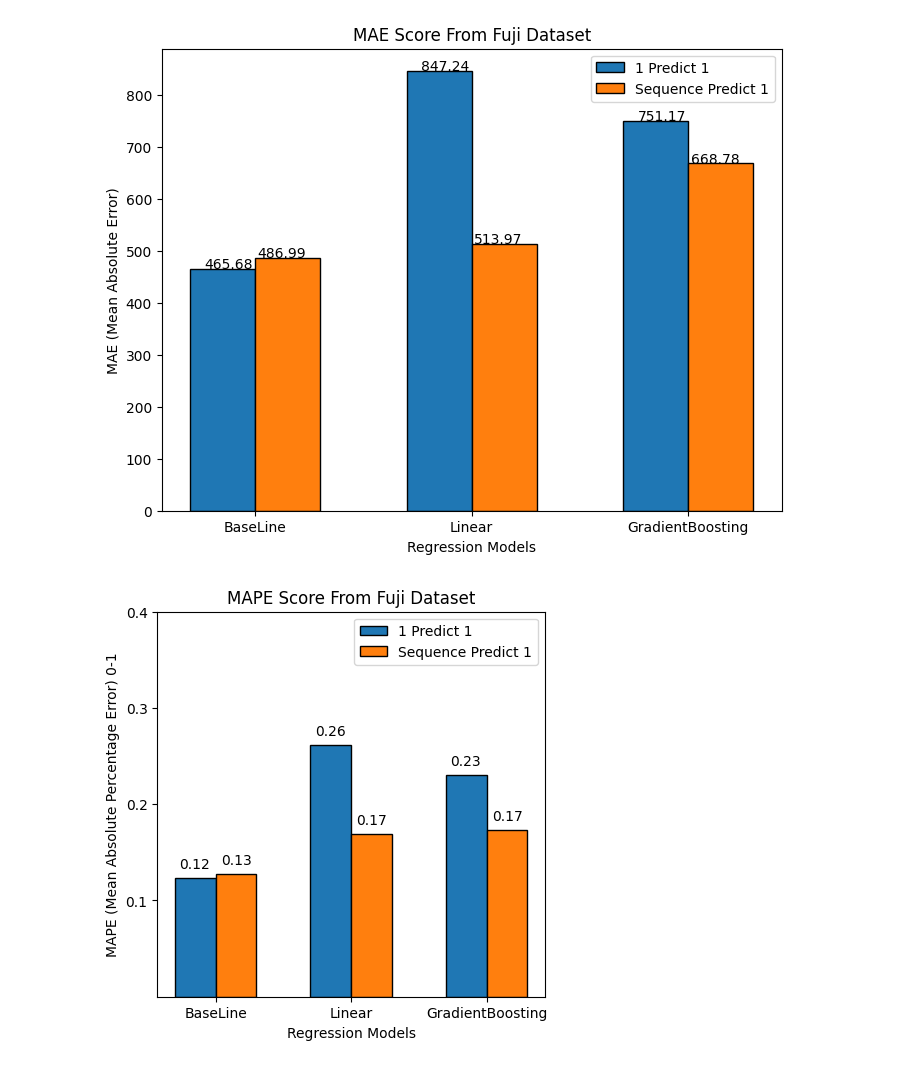
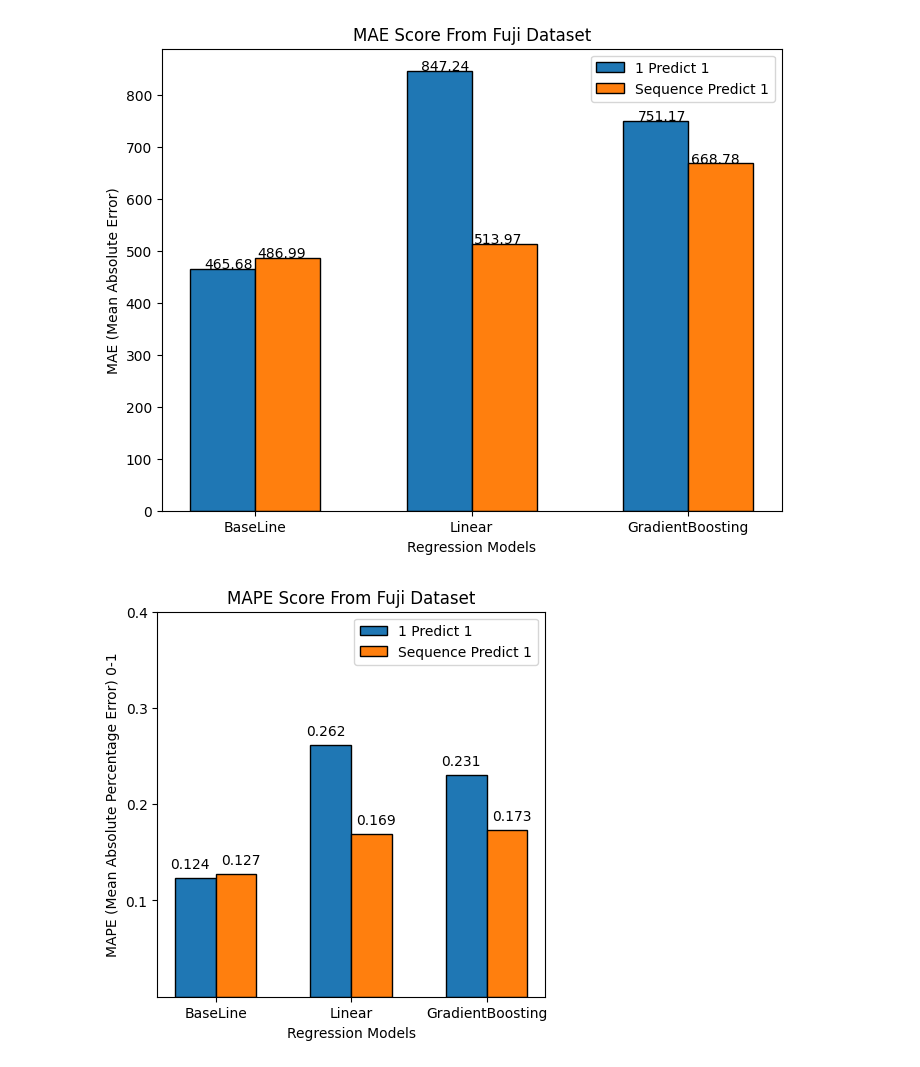
Before and after one commit to OatKID/RegressionMiniProject, a Jupyter notebook: algorithm/Fuji/fujiEvaluate.ipynb, the cells around one changed output. Cells and saved outputs as stored; diff of their text form; code cells hidden in the pictures.

```diff
--- a/algorithm/Fuji/fujiEvaluate.ipynb
+++ b/algorithm/Fuji/fujiEvaluate.ipynb
@@ -89,29 +89,29 @@ plt.show()
 # %%
 x_1p1 = np.array(["BaseLine","Linear","GradientBoosting"])
 y_1p1 = np.array([baseLine_1p1['Mape'],linear_1p1['Mape'],gradient_1p1['Mape']])
 
 y_sp1 = np.array([baseLine_sp1['Mape'],linear_sp1['Mape'],gradient_sp1['Mape']])
 
 X_axis = np.arange(len(x_1p1))
 
 
 plt.figure(figsize=(5,5))
 plt.bar(X_axis - 0.15,y_1p1, width=0.3, label='1 Predict 1', edgecolor = 'black')
 plt.bar(X_axis + 0.15 ,y_sp1, width=0.3, label='Sequence Predict 1', edgecolor = 'black')
 
 plt.ylabel("MAPE (Mean Absolute Percentage Error) 0-1")
 plt.xlabel("Regression Models")
 plt.title("MAPE Score From Fuji Dataset")
 plt.xticks(X_axis, x_1p1)
 plt.yticks(np.arange(0.1,0.5,0.1))
 
 for index,value in enumerate(y_1p1):
-    plt.text(x=index - 0.04, y=value + 0.01, s=str(f"{value:.2f}"),ha='right')
+    plt.text(x=index - 0.04, y=value + 0.01, s=str(f"{value:.3f}"),ha='right')
 
 for index,value in enumerate(y_sp1):
-    plt.text(x=index + 0.04, y=value + 0.01, s=str(f"{value:.2f}"),ha='left')
+    plt.text(x=index + 0.04, y=value + 0.01, s=str(f"{value:.3f}"),ha='left')
 
 plt.legend()
 plt.show()
 # %% [output]
-[figure, old version]
+[figure, new version]
```
Also changed, not shown: 3 other files.
